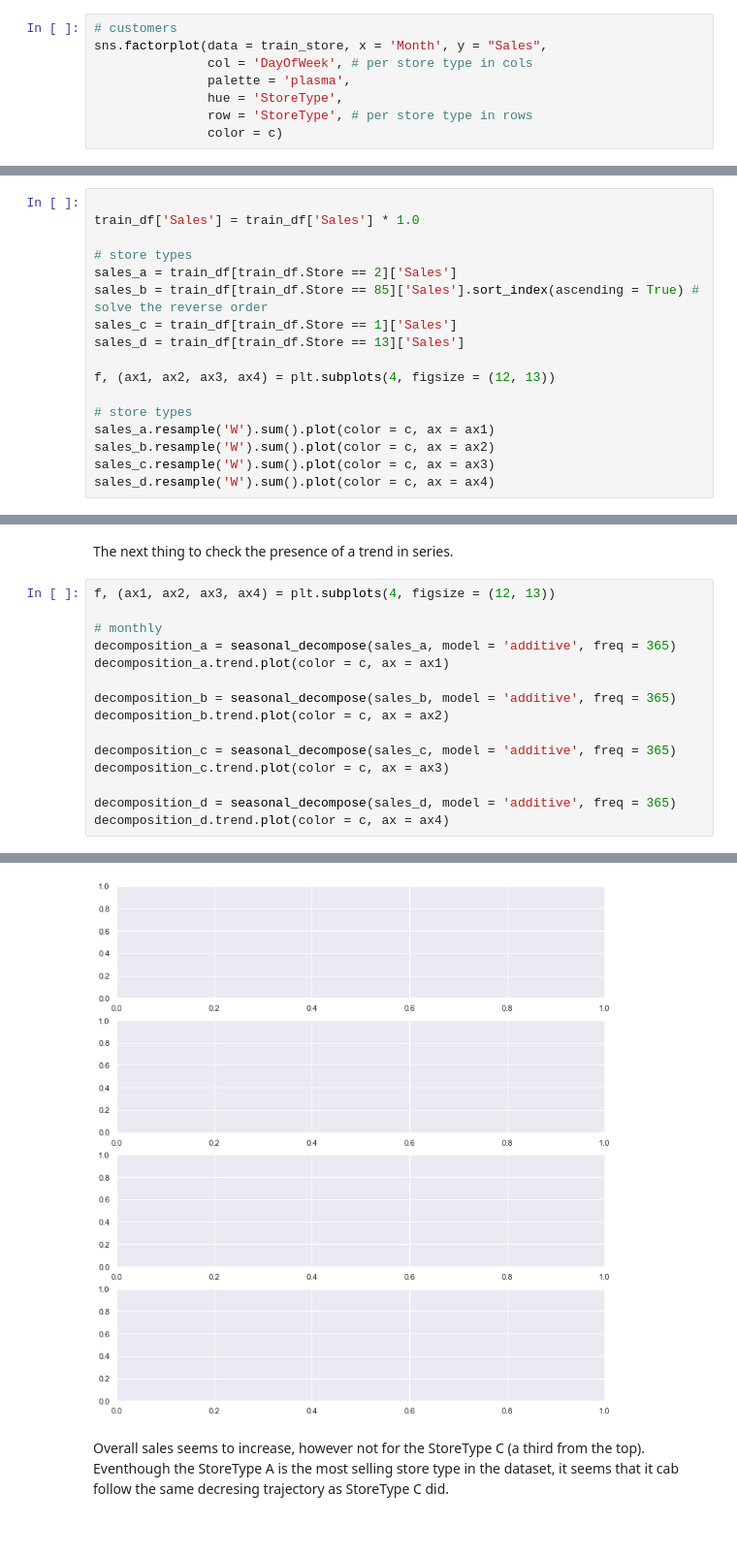
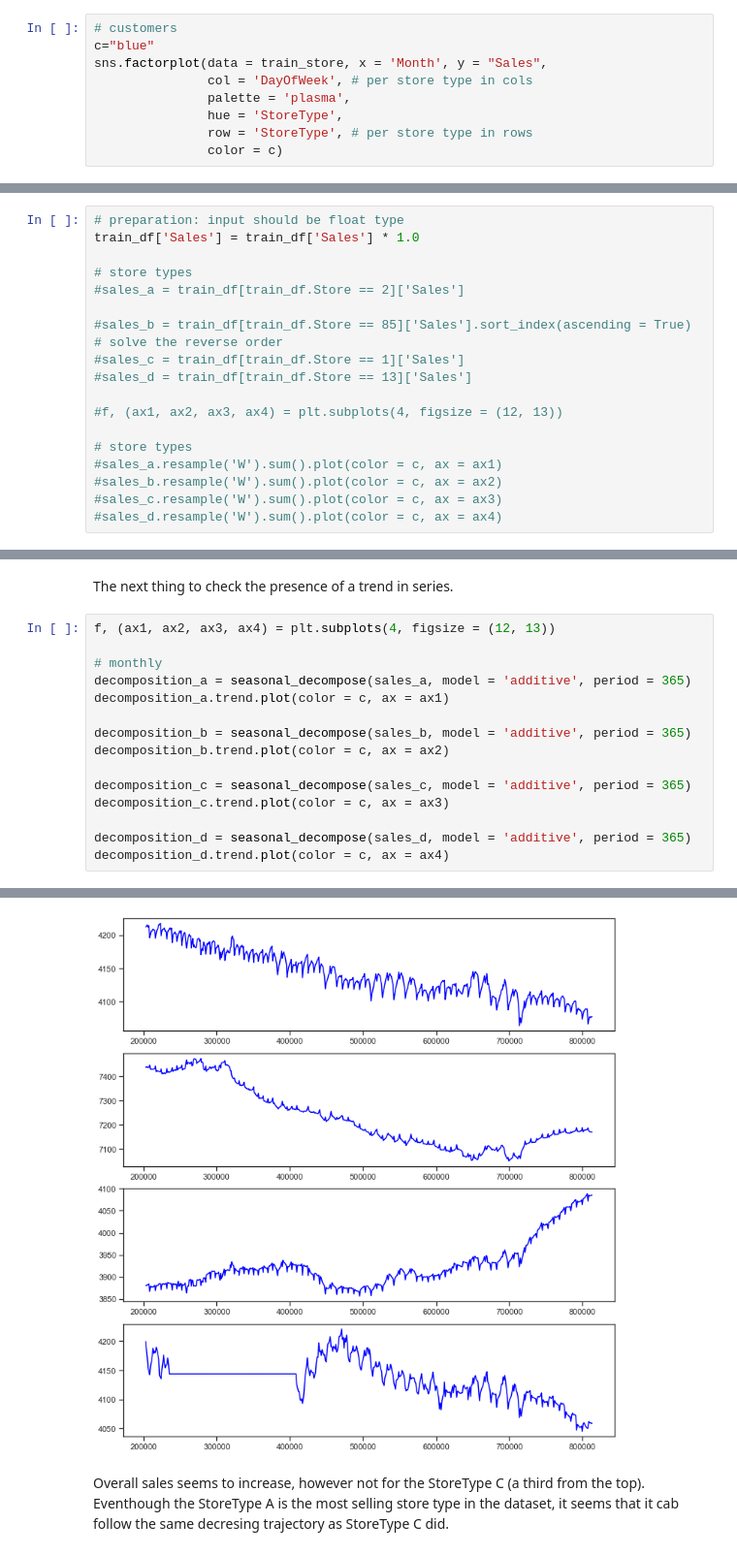
Before and after one commit to tadesse381/Pharmaceutical_Sales_prediction, a Jupyter notebook: notebooks/EDA_of_customer_purchasing_behavior.ipynb, the cells around one changed output, grey strips where cells are left out. Shown at 97% size. Cells and saved outputs as stored; diff of their text form.

```diff
--- a/notebooks/EDA_of_customer_purchasing_behavior.ipynb
+++ b/notebooks/EDA_of_customer_purchasing_behavior.ipynb
@@ -399,6 +398,7 @@ Aha! Eventhough the plots above showed StoreType B as the most selling and perfo
 Low SalePerCustomer amount for StoreType B describes its Buyer Cart: there are a lot of people who shop essentially for "small" things (or in a little quantity). Plus we saw that overall this StoreType generated the least amount of sales and customers over the period.
 # %%
 # customers
+c="blue"
 sns.factorplot(data = train_store, x = 'Month', y = "Sales",
                col = 'DayOfWeek', # per store type in cols
                palette = 'plasma',
@@ -519,19 +522,20 @@ Store number 1 for StoreType C
 Store number 13 for StoreType D.
 It also makes sense to downsample the data from days to weeks using the resample method to see the present trends more clearly.
 # %%
-
+# preparation: input should be float type
 train_df['Sales'] = train_df['Sales'] * 1.0
 
 # store types
-sales_a = train_df[train_df.Store == 2]['Sales']
-sales_b = train_df[train_df.Store == 85]['Sales'].sort_index(ascending = True) # solve the reverse order
-sales_c = train_df[train_df.Store == 1]['Sales']
-sales_d = train_df[train_df.Store == 13]['Sales']
+#sales_a = train_df[train_df.Store == 2]['Sales']
 
-f, (ax1, ax2, ax3, ax4) = plt.subplots(4, figsize = (12, 13))
+#sales_b = train_df[train_df.Store == 85]['Sales'].sort_index(ascending = True) # solve the reverse order
+#sales_c = train_df[train_df.Store == 1]['Sales']
+#sales_d = train_df[train_df.Store == 13]['Sales']
+
+#f, (ax1, ax2, ax3, ax4) = plt.subplots(4, figsize = (12, 13))
 
 # store types
-sales_a.resample('W').sum().plot(color = c, ax = ax1)
-sales_b.resample('W').sum().plot(color = c, ax = ax2)
-sales_c.resample('W').sum().plot(color = c, ax = ax3)
-sales_d.resample('W').sum().plot(color = c, ax = ax4)
+#sales_a.resample('W').sum().plot(color = c, ax = ax1)
+#sales_b.resample('W').sum().plot(color = c, ax = ax2)
+#sales_c.resample('W').sum().plot(color = c, ax = ax3)
+#sales_d.resample('W').sum().plot(color = c, ax = ax4)
@@ -548,15 +549,15 @@ The next thing to check the presence of a trend in series.
 f, (ax1, ax2, ax3, ax4) = plt.subplots(4, figsize = (12, 13))
 
 # monthly
-decomposition_a = seasonal_decompose(sales_a, model = 'additive', freq = 365)
+decomposition_a = seasonal_decompose(sales_a, model = 'additive', period = 365)
 decomposition_a.trend.plot(color = c, ax = ax1)
 
-decomposition_b = seasonal_decompose(sales_b, model = 'additive', freq = 365)
+decomposition_b = seasonal_decompose(sales_b, model = 'additive', period = 365)
 decomposition_b.trend.plot(color = c, ax = ax2)
 
-decomposition_c = seasonal_decompose(sales_c, model = 'additive', freq = 365)
+decomposition_c = seasonal_decompose(sales_c, model = 'additive', period = 365)
 decomposition_c.trend.plot(color = c, ax = ax3)
 
-decomposition_d = seasonal_decompose(sales_d, model = 'additive', freq = 365)
+decomposition_d = seasonal_decompose(sales_d, model = 'additive', period = 365)
 decomposition_d.trend.plot(color = c, ax = ax4)
 # %% [output]
@@ -564,4 +565,4 @@ TypeError: seasonal_decompose() got an unexpected keyword argument 'freq'
-[figure, old version]
+[figure, new version]
 # %% [markdown]
 Overall sales seems to increase, however not for the StoreType C (a third from the top). Eventhough the StoreType A is the most selling store type in the dataset, it seems that it cab follow the same decresing trajectory as StoreType C did.
 # %% [markdown]
```
Also changed, not shown: parts of 19 cells of this notebook.
